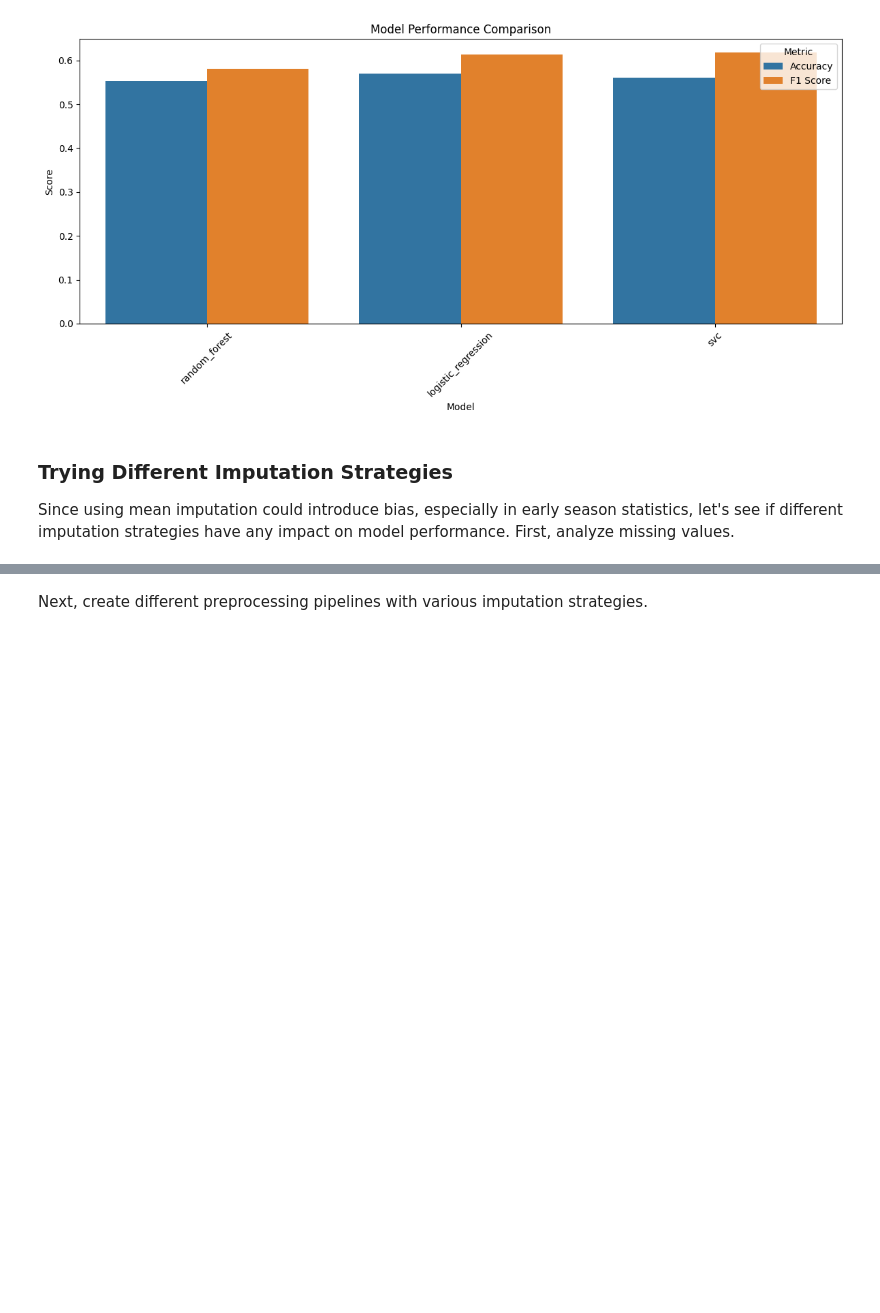
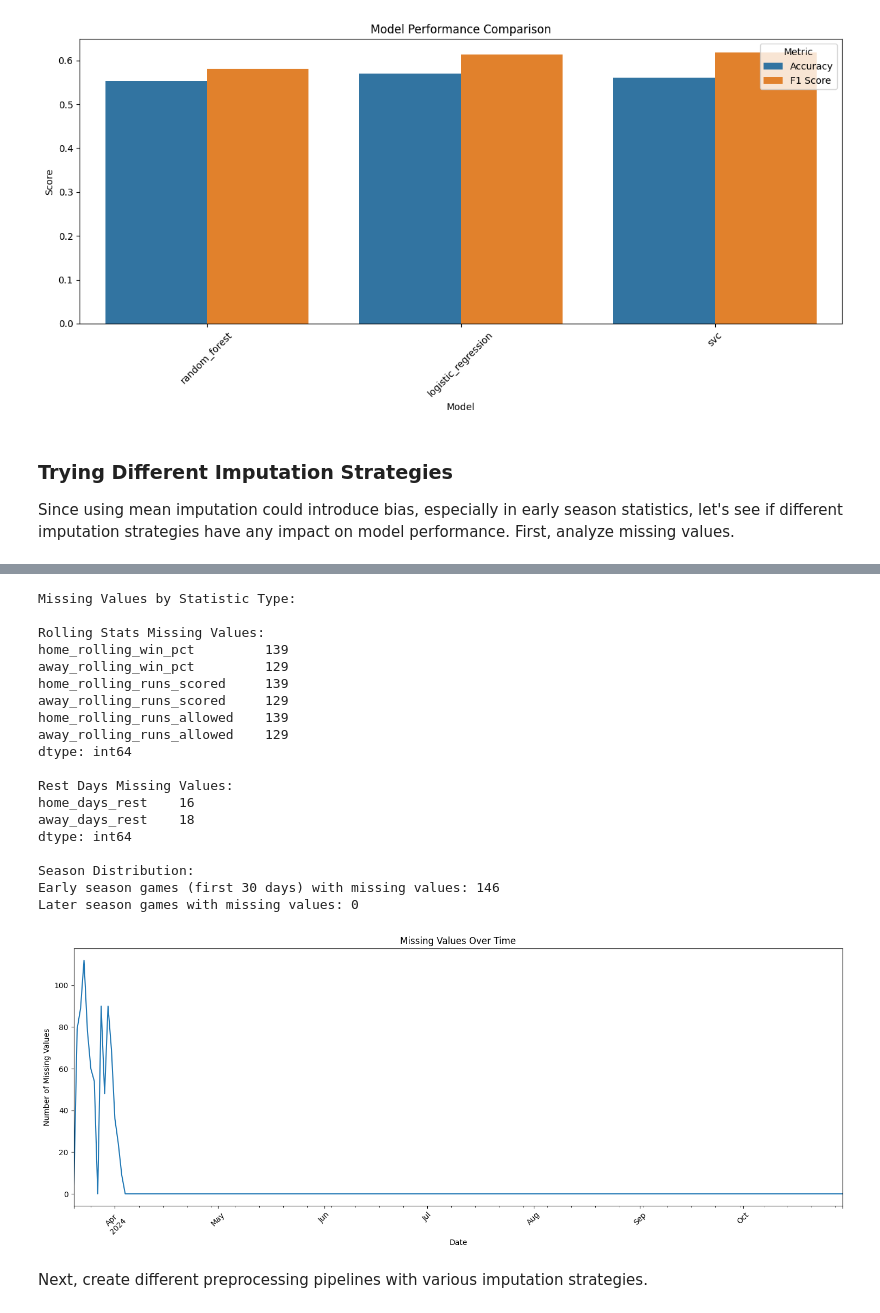
Before and after one commit to jbarkie/betbot, a Jupyter notebook: machine_learning/docs/notebooks/mlb-model-training.ipynb, the cells around one changed output, grey strips where cells are left out. Drawn from its saved outputs; the diff is of its cells as text; code cells hidden in the pictures; blank space fills up the shorter version.

Commit message:
Update analysis
Expand analysis of missing values for potential opportunities for improvement still in model performance.

```diff
--- a/machine_learning/docs/notebooks/mlb-model-training.ipynb
+++ b/machine_learning/docs/notebooks/mlb-model-training.ipynb
@@ -347,3 +326,71 @@ Rows with any missing values: 146
+# %%
+def analyze_missing_patterns(data):
+    missing_counts = pd.DataFrame()
+    for col in feature_cols:
+        missing_counts[col] = data.set_index('game_date')[col].isnull()
+
+    missing_by_date = missing_counts.resample('D').sum()
+
+    team_first_data = {}
+    for team_id in set(data['home_team_id'].unique()) | set(data['away_team_id'].unique()):
+        team_games = data[(data['home_team_id'] == team_id) | (data['away_team_id'] == team_id)]
+        first_complete = team_games[~team_games[feature_cols].isnull().any(axis=1)].iloc[0] if len(team_games) > 0 else None
+        team_first_data[team_id] = first_complete['game_date'] if first_complete is not None else None
+
+    rolling_stats_missing = data[[
+        'home_rolling_win_pct', 'away_rolling_win_pct',
+        'home_rolling_runs_scored', 'away_rolling_runs_scored',
+        'home_rolling_runs_allowed', 'away_rolling_runs_allowed'
+    ]].isnull().sum()
+
+    rest_days_missing = data[['home_days_rest', 'away_days_rest']].isnull().sum()
+
+    print("\nMissing Values by Statistic Type:")
+    print("\nRolling Stats Missing Values:")
+    print(rolling_stats_missing)
+    print("\nRest Days Missing Values:")
+    print(rest_days_missing)
+
+    early_season_missing = data[data['game_date'] < data['game_date'].min() + pd.Timedelta(days=30)]
+    late_season_missing = data[data['game_date'] >= data['game_date'].min() + pd.Timedelta(days=30)]
+
+    print(f"\nSeason Distribution:")
+    print(f"Early season games (first 30 days) with missing values: {early_season_missing.isnull().any(axis=1).sum()}")
+    print(f"Later season games with missing values: {late_season_missing.isnull().any(axis=1).sum()}")
+
+    return missing_by_date, team_first_data
+
+missing_by_date, team_first_data = analyze_missing_patterns(training_data)
+
+plt.figure(figsize=(15, 6))
+missing_by_date.sum(axis=1).plot()
+plt.title('Missing Values Over Time')
+plt.xlabel('Date')
+plt.ylabel('Number of Missing Values')
+plt.xticks(rotation=45)
+plt.tight_layout()
+plt.show()
+# %% [output]
+Missing Values by Statistic Type:
+
+Rolling Stats Missing Values:
+home_rolling_win_pct         139
+away_rolling_win_pct         129
+home_rolling_runs_scored     139
+away_rolling_runs_scored     129
+home_rolling_runs_allowed    139
+away_rolling_runs_allowed    129
+dtype: int64
+
+Rest Days Missing Values:
+home_days_rest    16
+away_days_rest    18
+dtype: int64
+
+Season Distribution:
+Early season games (first 30 days) with missing values: 146
+Later season games with missing values: 0
+[figure, added]
 # %% [markdown]
 Next, create different preprocessing pipelines with various imputation strategies.
 # %%
```
Also changed, not shown: parts of 1 cell of this notebook.
